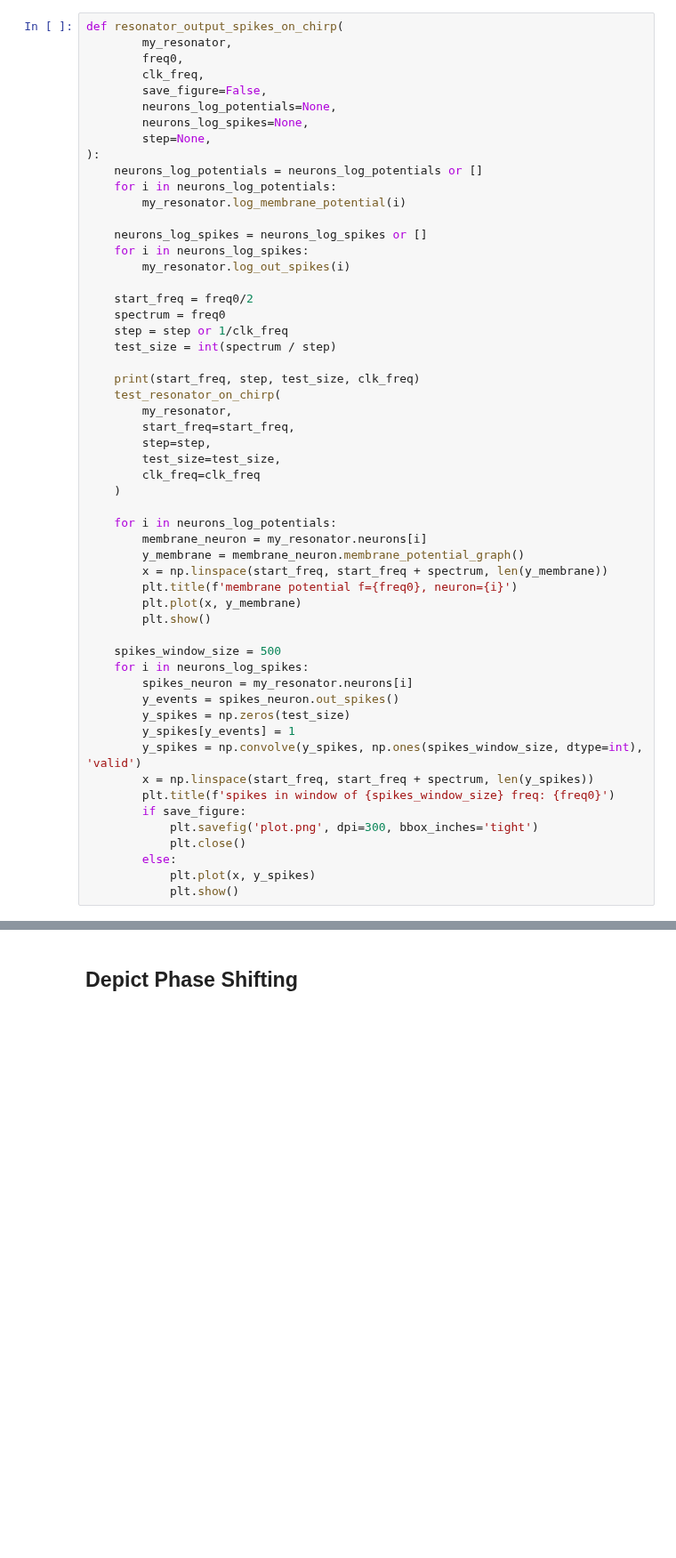
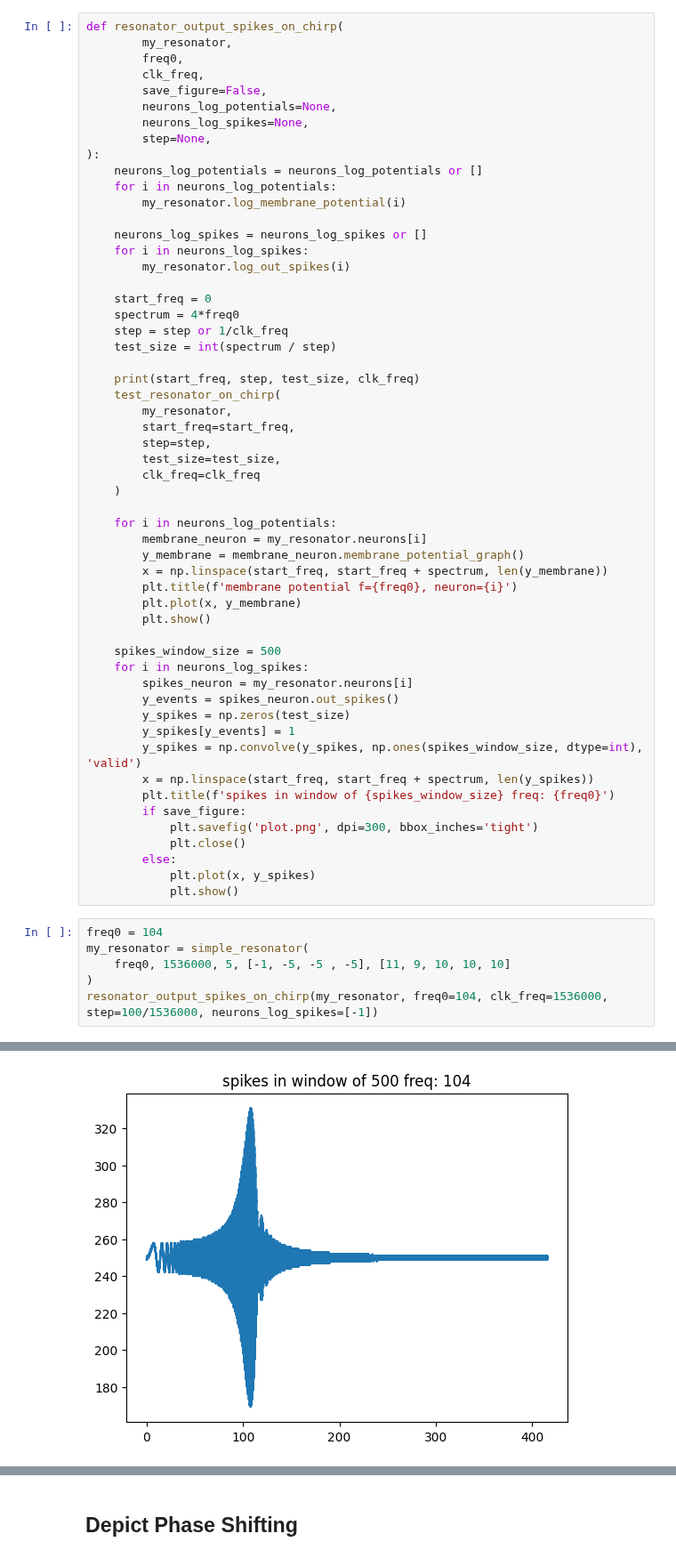
Before and after one commit to yakir4123/SNN-SCTN, a Jupyter notebook: notebooks/resonator_test_sine.ipynb, the cells around one changed output, grey strips where cells are left out. Shown at 89% size. Drawn from its saved outputs; the diff is of its cells as text; blank space fills up the shorter version.

```diff
--- a/notebooks/resonator_test_sine.ipynb
+++ b/notebooks/resonator_test_sine.ipynb
@@ -23,8 +23,8 @@ def resonator_output_spikes_on_chirp(
     for i in neurons_log_spikes:
         my_resonator.log_out_spikes(i)
 
-    start_freq = freq0/2
-    spectrum = freq0
+    start_freq = 0
+    spectrum = 4*freq0
     step = step or 1/clk_freq
     test_size = int(spectrum / step)
 
@@ -60,3 +60,10 @@ def resonator_output_spikes_on_chirp(
         else:
             plt.plot(x, y_spikes)
             plt.show()
+# %%
+freq0 = 104
+my_resonator = simple_resonator(
+    freq0, 1536000, 5, [-1, -5, -5 , -5], [11, 9, 10, 10, 10]
+)
+resonator_output_spikes_on_chirp(my_resonator, freq0=104, clk_freq=1536000, step=100/1536000, neurons_log_spikes=[-1])
+# %% [output]
@@ -63 +71,2 @@ def resonator_output_spikes_on_chirp(
+[figure, added]
 # %%
```
Also changed, not shown: parts of 5 cells of this notebook, 4 other files.
